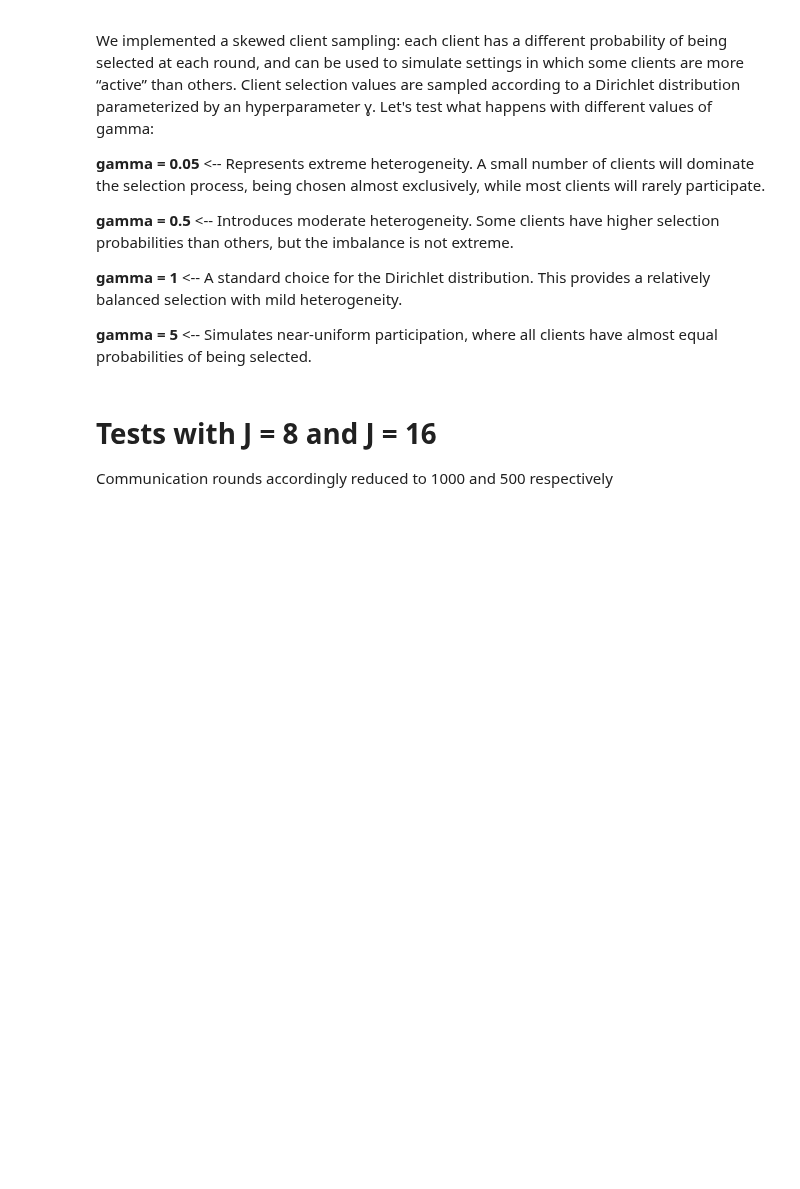
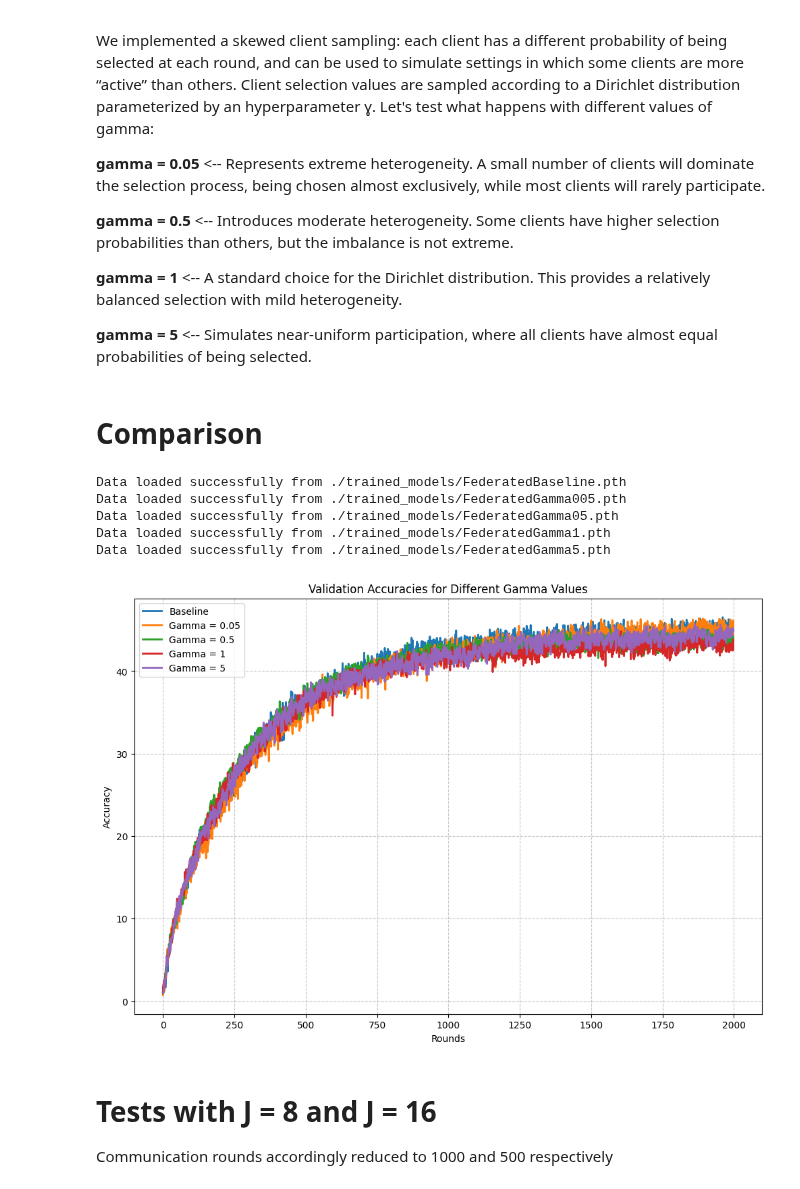
Before and after one commit to stefffffffffano/AML_FederatedLearning, a Jupyter notebook: cifar100/federated_notebook.ipynb, the cells around one changed output. Saved outputs shown, nothing was run; the diff lists cells and outputs as text; code cells hidden in the pictures; blank space fills up the shorter version.

```diff
--- a/cifar100/federated_notebook.ipynb
+++ b/cifar100/federated_notebook.ipynb
@@ -302,3 +196,56 @@ save_data(global_model, val_accuracies, val_losses, train_accuracies, train_loss
+# %% [markdown]
+# Comparison
+# %%
+"""
+File to be loaded:
+FederatedBaseline.pth
+FederatedGamma005.pth
+FederatedGamma05.pth
+FederatedGamma5.pth
+FederatedGamma1.pth
+"""
+mm = LeNet5() #Don't care about the model, pass always the same
+_, val_accuracies_baseline, _,_,_,_ = load_data(mm,'FederatedBaseline.pth')
+val_accuracies_baseline = [val_accuracies_baseline[i]*100 for i in range(len(val_accuracies_baseline))] #They were on a different scale
+_, val_accuracies_gamma005, _,_,_,_ = load_data(mm,'FederatedGamma005.pth')
+_, val_accuracies_gamma05, _,_,_,_ = load_data(mm,'FederatedGamma05.pth')
+_, val_accuracies_gamma1, _,_,_,_ = load_data(mm,'FederatedGamma1.pth')
+_, val_accuracies_gamma5, _,_,_,_ = load_data(mm,'FederatedGamma5.pth')
+
+
+def plot_accuracies_with_menu():
+    """
+    Plots all validation accuracies for different gamma values on the same graph.
+    """
+    # Accuracy values for all models
+    accuracies = {
+        'Baseline': val_accuracies_baseline,
+        'Gamma = 0.05': val_accuracies_gamma005,
+        'Gamma = 0.5': val_accuracies_gamma05,
+        'Gamma = 1': val_accuracies_gamma1,
+        'Gamma = 5': val_accuracies_gamma5
+    }
+
+    plt.figure(figsize=(12, 8))
+    for label, accuracy in accuracies.items():
+        plt.plot(accuracy, label=label, linewidth=2)
+
+    plt.title("Validation Accuracies for Different Gamma Values")
+    plt.xlabel("Rounds")
+    plt.ylabel("Accuracy")
+    plt.grid(True, linestyle="--", alpha=0.7)
+    plt.legend()
+    plt.show()
+
+
+plot_accuracies_with_menu()
+# %% [output]
+Data loaded successfully from ./trained_models/FederatedBaseline.pth
+Data loaded successfully from ./trained_models/FederatedGamma005.pth
+Data loaded successfully from ./trained_models/FederatedGamma05.pth
+Data loaded successfully from ./trained_models/FederatedGamma1.pth
+Data loaded successfully from ./trained_models/FederatedGamma5.pth
+[figure, added]
 # %% [markdown]
 # Tests with J = 8 and J = 16
 Communication rounds accordingly reduced to 1000 and 500 respectively
```
Also changed, not shown: parts of 14 cells of this notebook, 39 other files.
